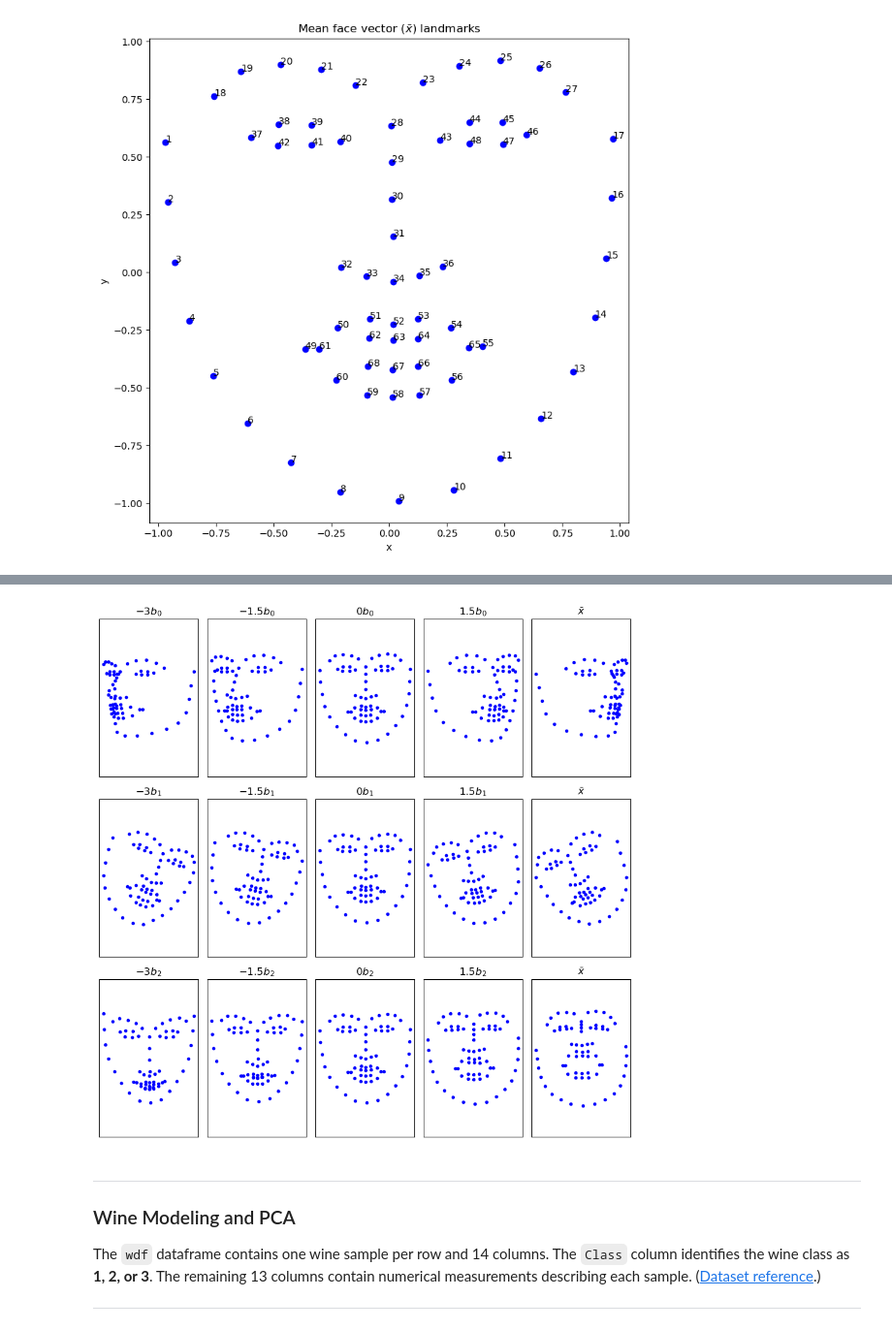
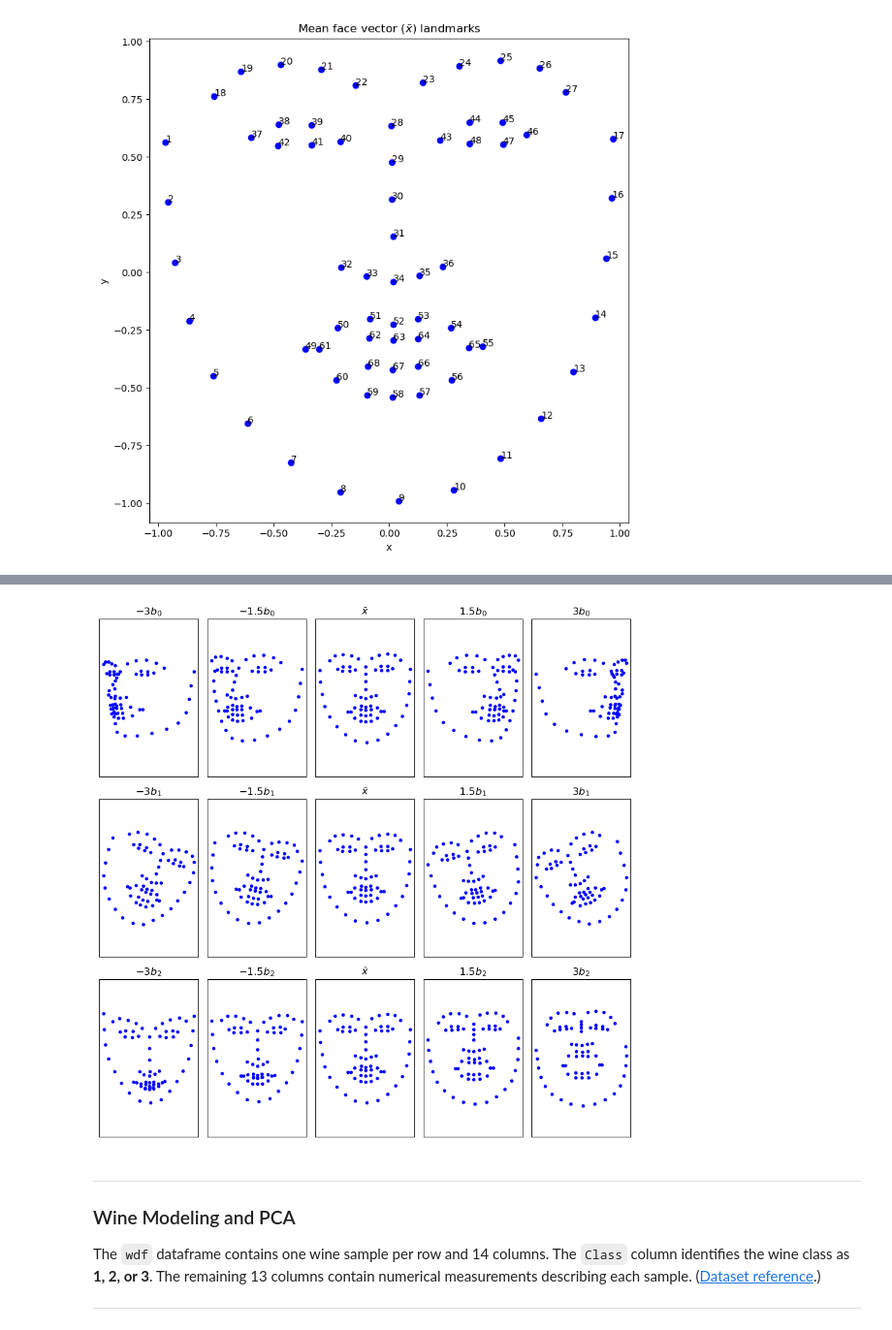
Before and after one commit to jchapman0511/Project2_COMP562, a Jupyter notebook: P2.ipynb, the cells around one changed output, grey strips where cells are left out. Shown at 97% size. Cells and saved outputs as stored; diff of their text form; code cells hidden in the pictures.

```diff
--- a/P2.ipynb
+++ b/P2.ipynb
@@ -376,35 +376,35 @@ mean_face[1::2] = mean_y
 cov_matrix = np.cov(fdf)
 eigenvalues, V = np.linalg.eigh(cov_matrix)
 
 order = np.argsort(eigenvalues)[::-1]
 eigenvalues = eigenvalues[order]
 V = V[:, order]
 
 fig, axes = plt.subplots(3, 5, figsize=(9, 9))
 scales = [-3, -1.5, 0, 1.5, 3]
 
 for i in range(3):
     for j in range(5):
         b = np.zeros(len(eigenvalues))
         b[i] = scales[j] * np.sqrt(eigenvalues[i])
         new_face = mean_face + V @ b
 
         x = new_face[::2]
         y = new_face[1::2]
 
         axes[i, j].scatter(x, y, color="blue", marker=".")
         axes[i, j].set_xticks([])
         axes[i, j].set_yticks([])
         axes[i, j].axis("equal")
-        if j is 4:
+        if j == 2:
             axes[i, j].set_title(r"$\bar{x}$")
         else:
             axes[i, j].set_title(fr"${scales[j]}b_{i}$")
 
 plt.tight_layout()
 plt.show()
 # %% [output]
-[figure, old version]
+[figure, new version]
 # %% [markdown]
 ****
 
```
Also changed, not shown: parts of 3 cells of this notebook.
